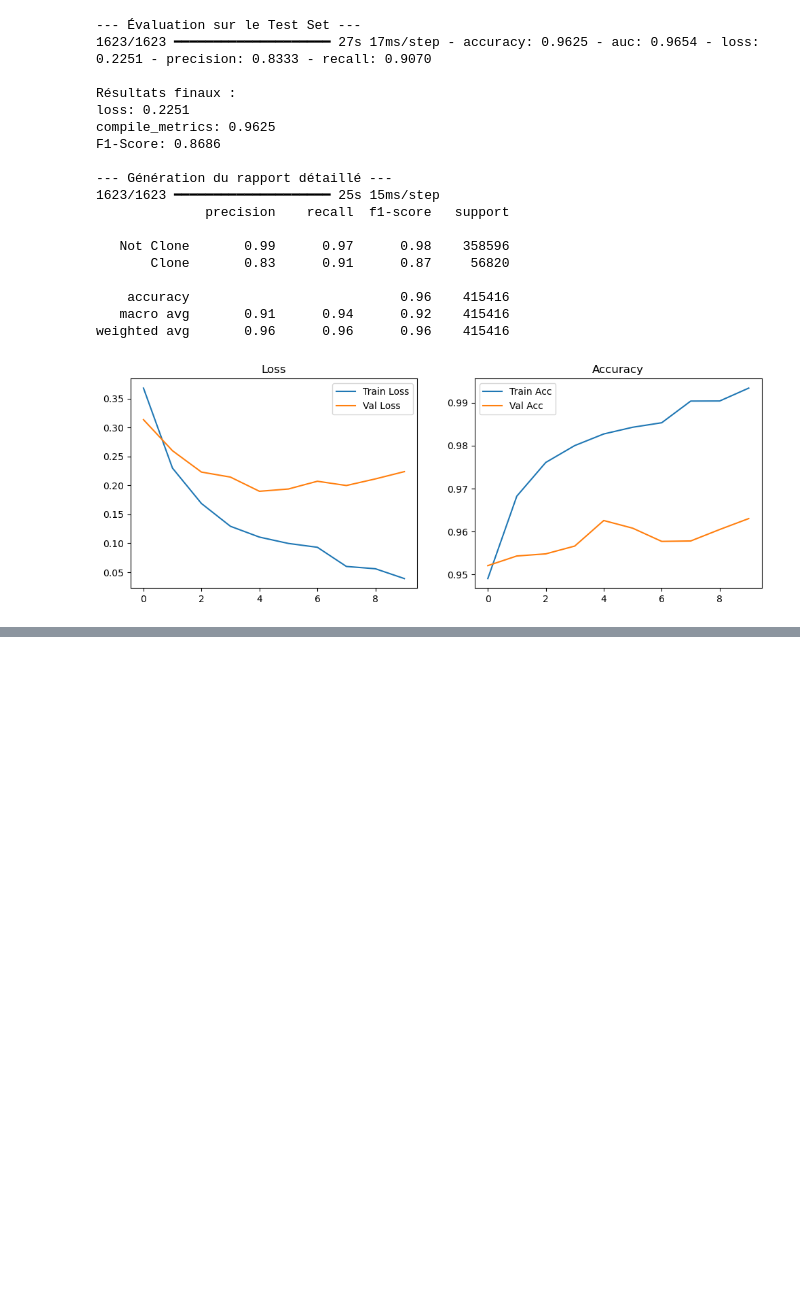
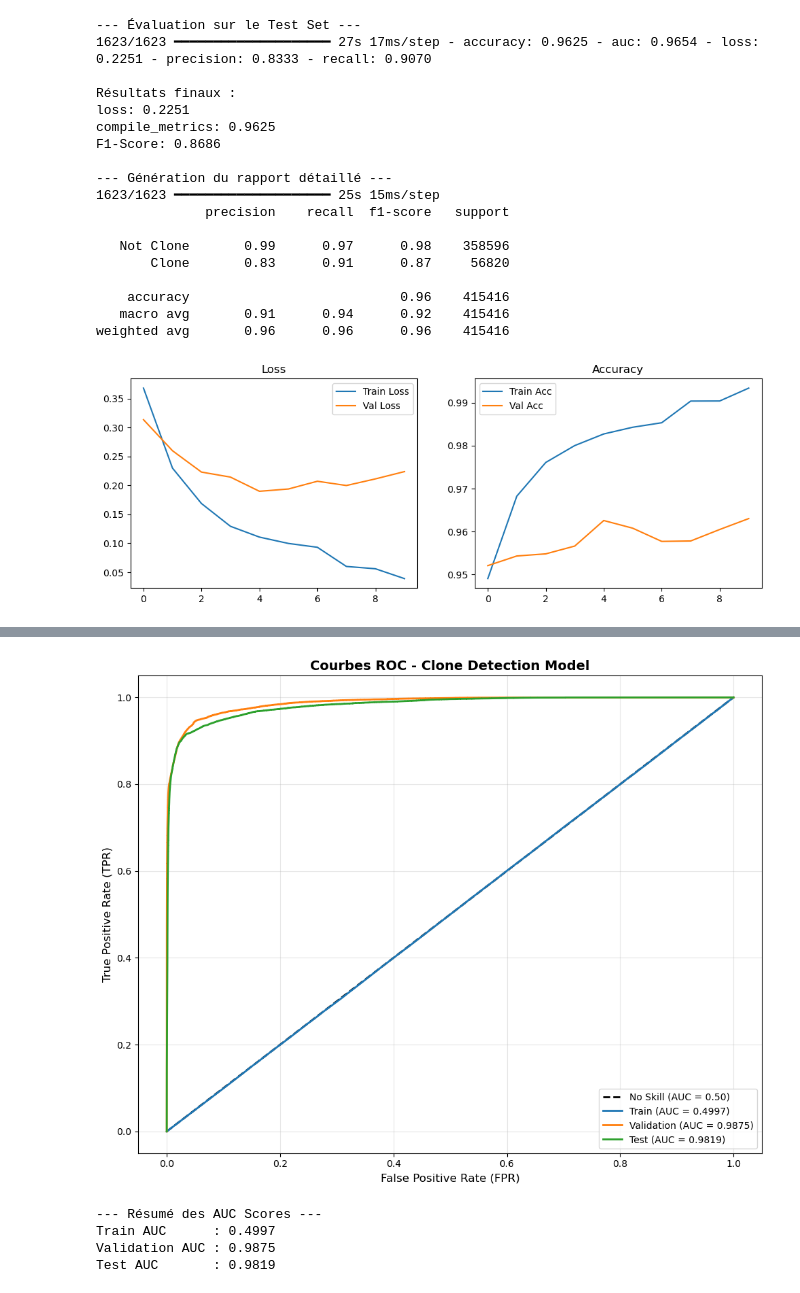
Before and after one commit to Maxxiiime/CodeCloneValidation, a Jupyter notebook: NeuralNetwork1.ipynb, the cells around one changed output, grey strips where cells are left out. Saved outputs shown, nothing was run; the diff lists cells and outputs as text; code cells hidden in the pictures; blank space fills up the shorter version.

Commit message:
Add ROC curve visualization for train, validation, and test sets

```diff
--- a/NeuralNetwork1.ipynb
+++ b/NeuralNetwork1.ipynb
@@ -302,4 +302,52 @@ F1-Score: 0.8686
 weighted avg       0.96      0.96      0.96    415416
 [figure]
 # %%
-# Génerer les courbes ROC
+# ==========================================
+# 7. COURBES ROC
+# ==========================================
+print("\n--- Génération des courbes ROC ---")
+
+# Prédictions de probabilités pour chaque ensemble
+print("Calcul des prédictions pour Train...")
+y_train_pred_proba = model.predict(train_gen).flatten()
+
+print("Calcul des prédictions pour Validation...")
+y_val_pred_proba = model.predict(val_gen).flatten()
+
+print("Calcul des prédictions pour Test...")
+# y_pred_proba déjà calculé dans la cellule précédente, mais on le recalcule pour la clarté
+y_test_pred_proba = model.predict(test_gen).flatten()
+
+# Calcul des courbes ROC
+fpr_train, tpr_train, _ = roc_curve(y_train, y_train_pred_proba)
+roc_auc_train = auc(fpr_train, tpr_train)
+
+fpr_val, tpr_val, _ = roc_curve(y_val, y_val_pred_proba)
+roc_auc_val = auc(fpr_val, tpr_val)
+
+fpr_test, tpr_test, _ = roc_curve(y_test, y_test_pred_proba)
+roc_auc_test = auc(fpr_test, tpr_test)
+
+# Visualisation
+plt.figure(figsize=(10, 8))
+
+# Ligne de référence (classificateur aléatoire)
+plt.plot([0, 1], [0, 1], 'k--', linewidth=2, label='No Skill (AUC = 0.50)')
+
+# Courbes ROC
+plt.plot(fpr_train, tpr_train, linewidth=2, label=f'Train (AUC = {roc_auc_train:.4f})')
+plt.plot(fpr_val, tpr_val, linewidth=2, label=f'Validation (AUC = {roc_auc_val:.4f})')
+plt.plot(fpr_test, tpr_test, linewidth=2, label=f'Test (AUC = {roc_auc_test:.4f})')
+
+plt.xlabel('False Positive Rate', fontsize=12)
+plt.ylabel('True Positive Rate', fontsize=12)
+plt.title('Courbes ROC - Clone Detection Model', fontsize=14, fontweight='bold')
+plt.legend(loc='lower right', fontsize=10)
+plt.grid(True, alpha=0.3)
+plt.tight_layout()
+plt.show()
+
+print("\n--- Résumé des AUC Scores ---")
+print(f"Validation AUC : {roc_auc_val:.4f}")
+print(f"Test AUC       : {roc_auc_test:.4f}")
+# %% [output]
@@ -305,0 +366,5 @@ weighted avg       0.96      0.96      0.96    415416
+[figure, added]
+--- Résumé des AUC Scores ---
+Train AUC      : 0.4997
+Validation AUC : 0.9875
+Test AUC       : 0.9819
```
Also changed, not shown: parts of 2 cells of this notebook.
